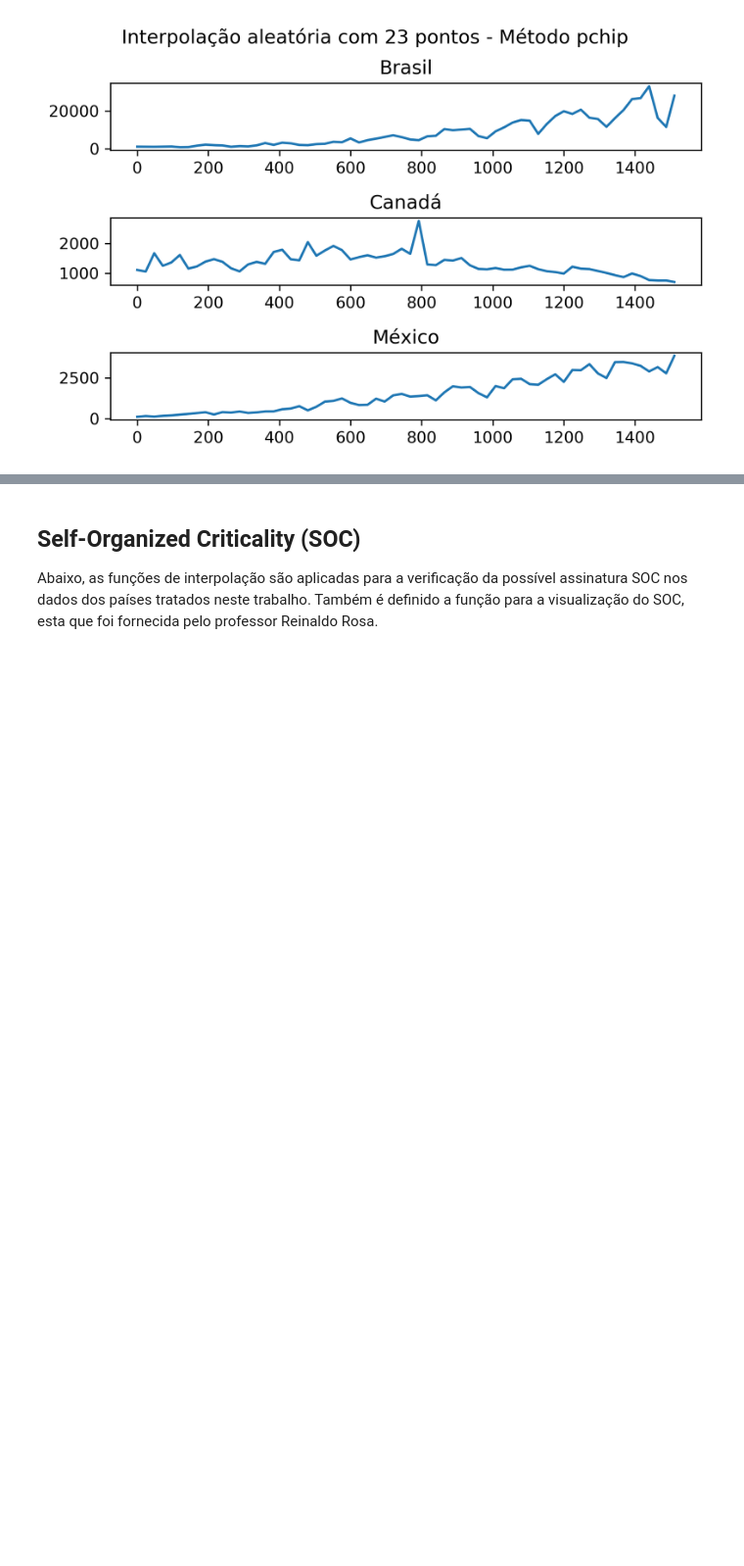
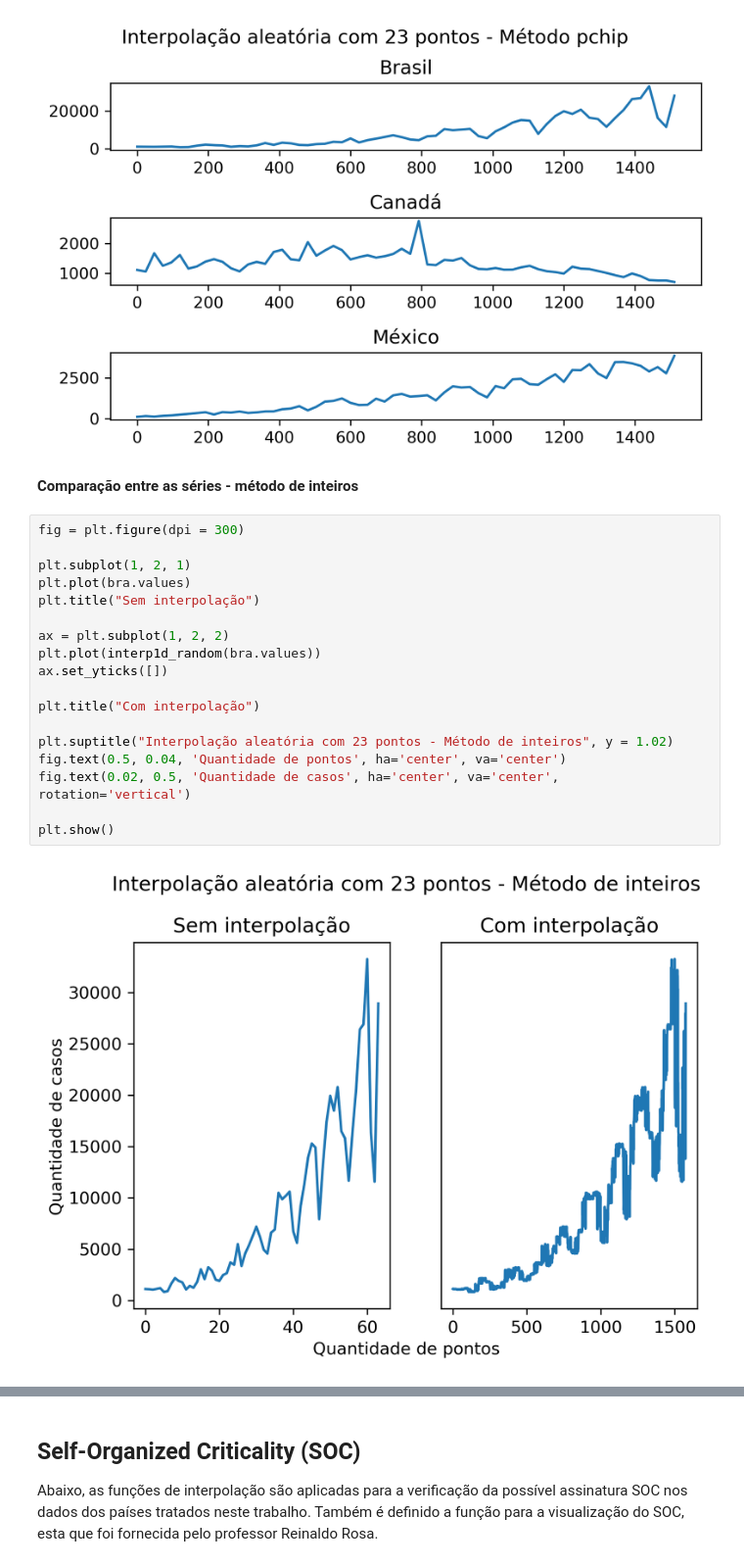
Before and after one commit to cmath-covid/trabalho-grupo-azul-CAP239, a Jupyter notebook: 5_soc/1_interpolacao_e_soc.ipynb, the cells around one changed output, grey strips where cells are left out. Shown at 98% size. Saved outputs shown, nothing was run; the diff lists cells and outputs as text; blank space fills up the shorter version.

Commit message:
Adição de plots de comparação

```diff
--- a/5_soc/1_interpolacao_e_soc.ipynb
+++ b/5_soc/1_interpolacao_e_soc.ipynb
@@ -138,3 +138,25 @@ fig.tight_layout(rect=[0, 0.03, 1, 0.95])
 plt.show()
 # %% [output]
 [figure]
+# %% [markdown]
+**Comparação entre as séries - método de inteiros**
+# %%
+fig = plt.figure(dpi = 300)
+
+plt.subplot(1, 2, 1)
+plt.plot(bra.values)
+plt.title("Sem interpolação")
+
+ax = plt.subplot(1, 2, 2)
+plt.plot(interp1d_random(bra.values))
+ax.set_yticks([])
+
+plt.title("Com interpolação")
+
+plt.suptitle("Interpolação aleatória com 23 pontos - Método de inteiros", y = 1.02)
+fig.text(0.5, 0.04, 'Quantidade de pontos', ha='center', va='center')
+fig.text(0.02, 0.5, 'Quantidade de casos', ha='center', va='center', rotation='vertical')
+
+plt.show()
+# %% [output]
+[figure, added]
```
Also changed, not shown: parts of 10 cells of this notebook.
